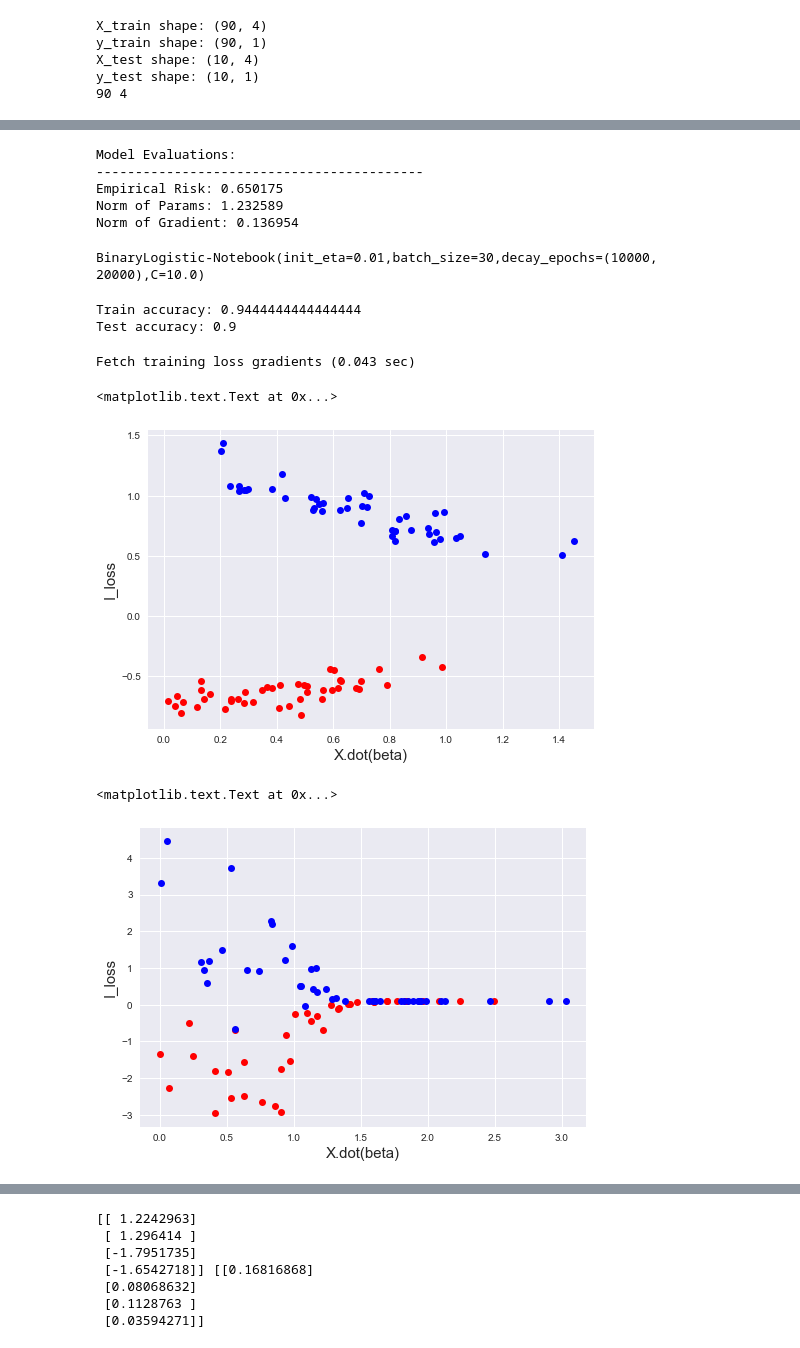
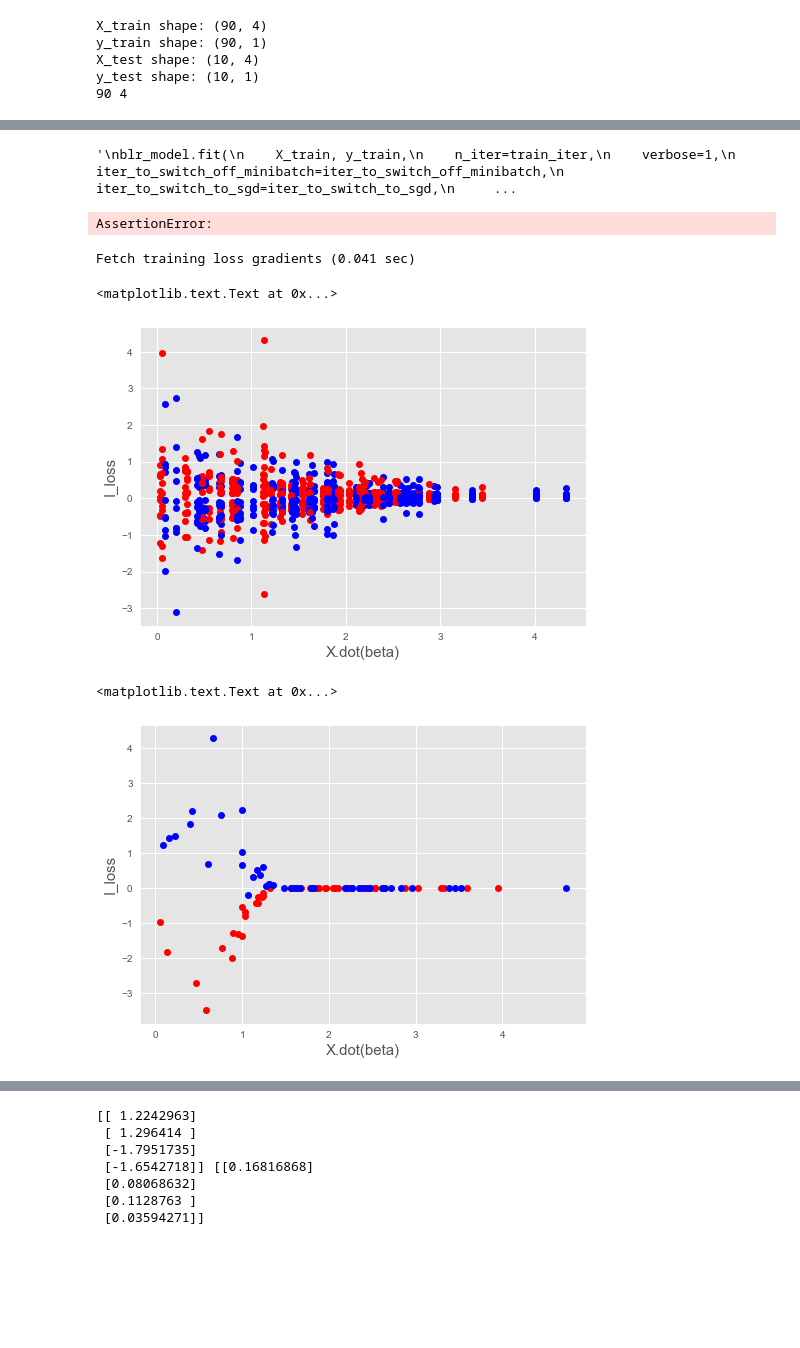
Before and after one commit to zedyang/46927-Project, a Jupyter notebook: experiments3.ipynb, the cells around one changed output, grey strips where cells are left out. Saved outputs shown, nothing was run; the diff lists cells and outputs as text; code cells hidden in the pictures; blank space fills up the shorter version.

```diff
--- a/experiments3.ipynb
+++ b/experiments3.ipynb
@@ -537,6 +1044,14 @@ n_tr, p = X_train.shape
 n_te, _ = X_test.shape
 y_train[y_train==0]=-1
 y_test[y_test==0]=-1
+
+'''
+scl_x = StandardScaler()
+scl_y = StandardScaler()
+X_train = scl_x.fit_transform(X_train)
+X_test = scl_x.transform(X_test)
+'''
+
 print(n_tr, p)
 # %% [output]
 X_train shape: (90, 4)
@@ -621,0 +1121,17 @@ Fetch training loss gradients (0.049 sec)
+# %%
+tf.reset_default_graph()
+
+y_train[y_train==-1]=0
+y_test[y_test==-1]=0
+
+blr_model = BinaryLogisticRegression(
+    model_name='BinaryLogistic-Notebook',
+    init_eta=init_eta,
+    decay_epochs=decay_epochs,
+    batch_size=batch_size,
+    C=5.0
+)
+
+blr_model.fit_with_sklearn(
+    {'X':X_train, 'y':y_train}
+)
@@ -622,8 +1182,11 @@ Fetch training loss gradients (0.049 sec)
+# %%
+beta_blr = blr_model.get_eval(items=['params'])['beta']
+plt.plot(np.abs(X_train.dot(beta_blr))[y_train==1],
+            I_loss_bf_blr[:,:][y_train==1], 'o', color='red')
+plt.plot(np.abs(X_train.dot(beta_blr))[y_train==0],
+            I_loss_bf_blr[:,:][y_train==0], 'o', color='blue')
 # %%
-tf.reset_default_graph()
 
-y_train[y_train==-1]=0
-y_test[y_test==-1]=0
 
 init_eta = 0.01
 batch_size = 30
@@ -647,7 +1210,7 @@ blr_model = BinaryLogisticRegression(
     init_eta=init_eta,
     decay_epochs=decay_epochs,
     batch_size=batch_size,
-    C=10.0
+    C=5.0
 )
 
 
@@ -661,17 +1224,8 @@ blr_model.fit(
     traceback_checkpoint=traceback_checkpoint
 )
 """
-
-blr_model.fit_with_sklearn(
-    {'X':X_train, 'y':y_train}
-)
 # %% [output]
-Model Evaluations:
-------------------------------------------
-Empirical Risk: 0.650175
-Norm of Params: 1.232589
-Norm of Gradient: 0.136954
+'\nblr_model.fit(\n    X_train, y_train,\n    n_iter=train_iter,\n    verbose=1,\n    iter_to_switch_off_minibatch=iter_to_switch_off_minibatch,\n    iter_to_switch_to_sgd=iter_to_switch_to_sgd,\n     ...
-BinaryLogistic-Notebook(init_eta=0.01,batch_size=30,decay_epochs=(10000, 20000),C=10.0)
 # %%
 y_pred = blr_model.predict(X_train)
 print("Train accuracy:", np.sum(y_pred == y_train)/len(y_train))
@@ -679,8 +1233,7 @@ print("Train accuracy:", np.sum(y_pred == y_train)/len(y_train))
 y_pred_test = blr_model.predict(X_test)
 print("Test accuracy:", np.sum(y_pred_test == y_test)/len(y_test))
 # %% [output]
-Train accuracy: 0.9444444444444444
-Test accuracy: 0.9
+AssertionError:
 # %%
 I_loss_bf_blr = blr_model.influence_loss(
     X_test, y_test,
@@ -688,26 +1241,26 @@ I_loss_bf_blr = blr_model.influence_loss(
 )
 mean_i_loss_blr = sum(I_loss_bf_blr)
 # %% [output]
-Fetch training loss gradients (0.043 sec)
+Fetch training loss gradients (0.041 sec)
 # %%
-for i in range(1):
+for i in range(10):
     plt.plot(np.abs(X_train.dot(beta_blr))[y_train==1],
             I_loss_bf_blr[:,i:i+1][y_train==1], 'o', color='red')
     plt.plot(np.abs(X_train.dot(beta_blr))[y_train==0],
             I_loss_bf_blr[:,i:i+1][y_train==0], 'o', color='blue')
 plt.xlabel('X.dot(beta)', fontsize=15)
 plt.ylabel('I_loss', fontsize=15)
 # %% [output]
 <matplotlib.text.Text at 0x...>
-[figure, old version]
+[figure, new version]
 # %%
 for i in range(1):
-    plt.plot(np.abs(X_train.dot(beta_svm))[y_train==1],
+    plt.plot(np.abs(X_train.dot(beta_svm)+beta_0)[y_train==1],
             I_loss_bf_svm[:,i:i+1][y_train==1], 'o', color='red')
-    plt.plot(np.abs(X_train.dot(beta_svm))[y_train==0],
+    plt.plot(np.abs(X_train.dot(beta_svm)+beta_0)[y_train==0],
             I_loss_bf_svm[:,i:i+1][y_train==0], 'o', color='blue')
 plt.xlabel('X.dot(beta)', fontsize=15)
 plt.ylabel('I_loss', fontsize=15)
 # %% [output]
 <matplotlib.text.Text at 0x...>
-[figure, old version]
+[figure, new version]
```
Also changed, not shown: parts of 40 cells of this notebook, 8 other files.
